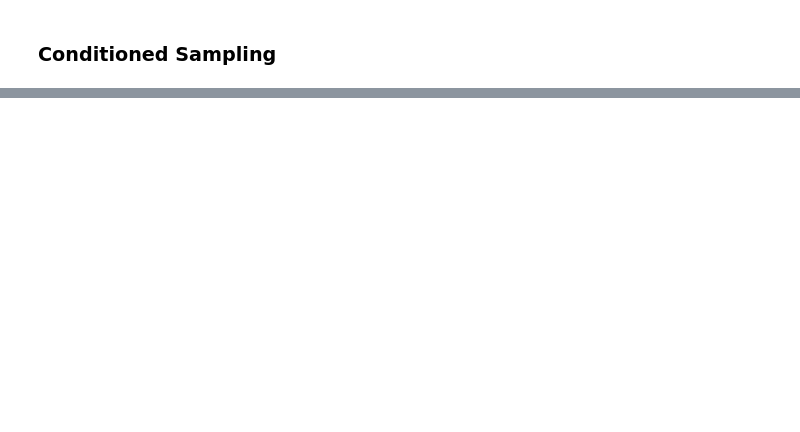
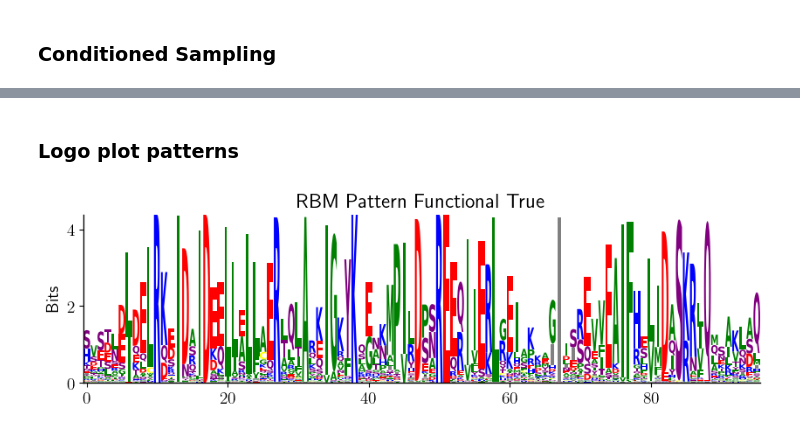
Before and after one commit to spqb/thermostable-ribozymes, a Jupyter notebook: notebooks/analysis_CM.ipynb, the cells around one changed output, grey strips where cells are left out. Saved outputs shown, nothing was run; the diff lists cells and outputs as text; code cells hidden in the pictures; blank space fills up the shorter version.

```diff
--- a/notebooks/analysis_CM.ipynb
+++ b/notebooks/analysis_CM.ipynb
@@ -224,0 +532,54 @@ Pearson correlation: 0.7800, slope: 0.6836
+# %% [markdown]
+### Logo plot patterns
+# %%
+import pandas as pd
+import logomaker
+
+def plot_logo(prob, tokens, title=""):
+    L, q = prob.shape
+    aa_color_scheme = {
+        'A': 'green',  # hydrophobic
+        'C': 'yellow',
+        'D': 'red',    # acidic
+        'E': 'red',
+        'F': 'green',
+        'G': 'green',
+        'H': 'blue',   # basic
+        'I': 'green',
+        'K': 'blue',
+        'L': 'green',
+        'M': 'green',
+        'N': 'purple', # polar
+        'P': 'green',
+        'Q': 'purple',
+        'R': 'blue',
+        'S': 'purple',
+        'T': 'purple',
+        'V': 'green',
+        'W': 'green',
+        'Y': 'purple',
+        '-': 'gray'    # gap
+    }
+    # Compute information content (bits)
+    entropy = -(prob * np.log2(prob + 1e-9)).sum(axis=1)   # H_i
+    R = np.log2(q) - entropy                         # R_i
+    # Scale each probability by R_i
+    IC = prob * R[:, np.newaxis]
+    df = pd.DataFrame(IC, columns=list(tokens))
+    logo = logomaker.Logo(
+        df,
+        shade_below=.5,
+        fade_below=.5,
+        color_scheme=aa_color_scheme,
+    )
+    logo.style_spines(visible=False)
+    logo.style_spines(spines=['left', 'bottom'], visible=True)
+    logo.ax.set_ylabel("Bits")
+    logo.ax.set_title(title)
+    plt.show()
+
+# Should I put the vbias or not?
+pattern_rbm = torch.softmax(rbm.get_pattern(dataset.label_to_idx[True]) + rbm.params["vbias"], dim=1)
+plot_logo(pattern_rbm.cpu().numpy(), tokens, title="RBM Pattern Functional True")
+# %% [output]
+[figure, added]
```
Also changed, not shown: parts of 18 cells of this notebook.
